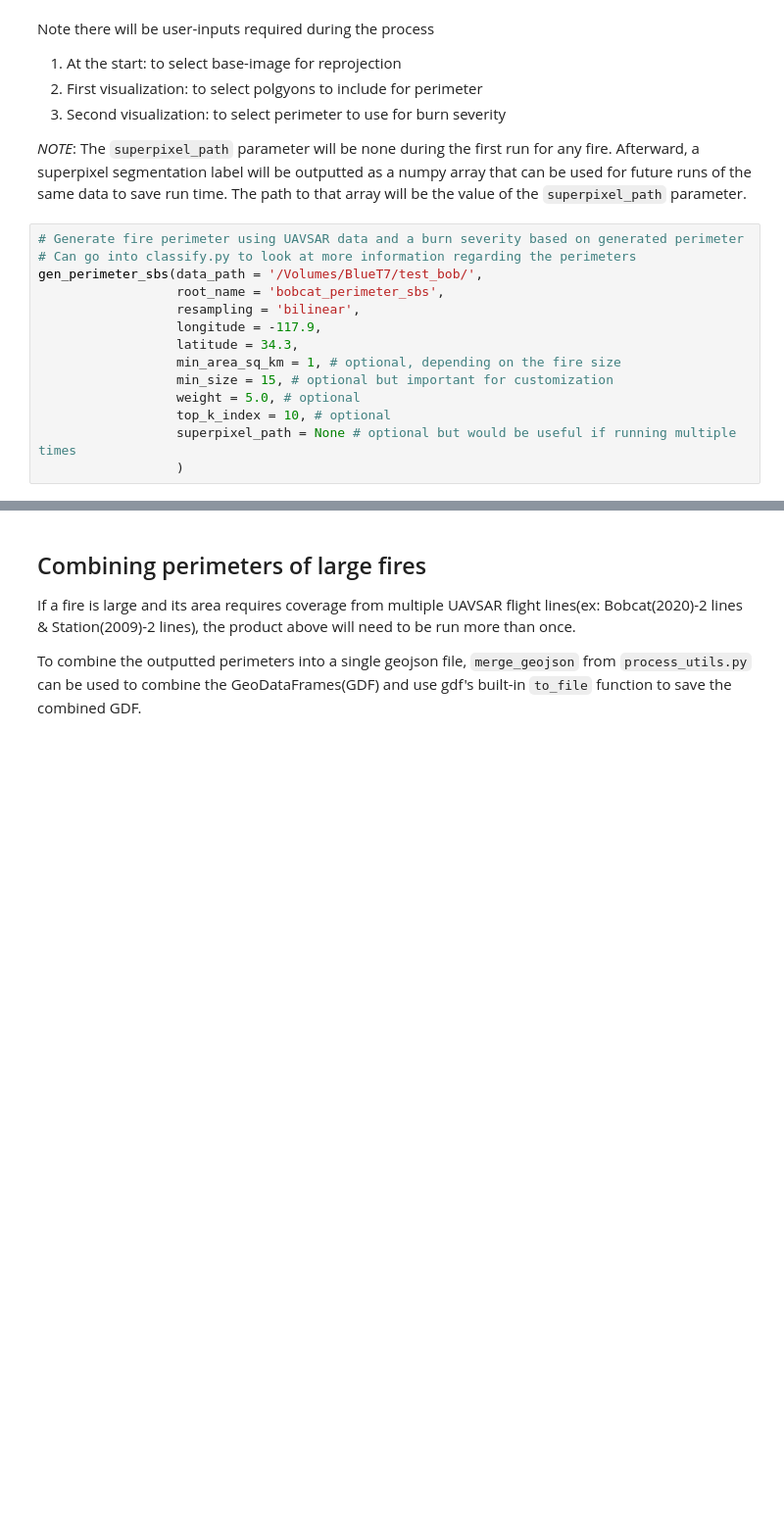
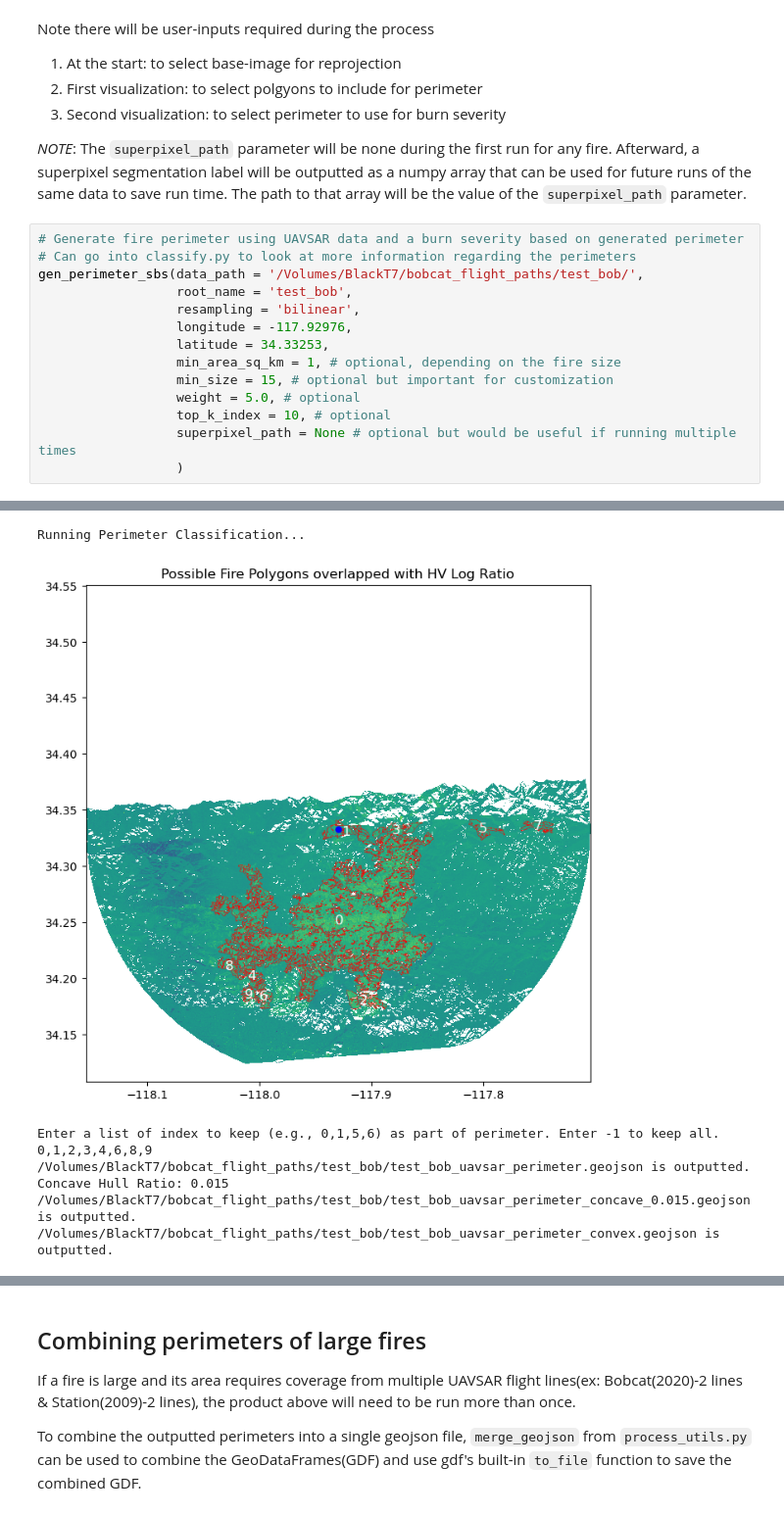
Before and after one commit to KrisMannino/uavsar-cads, a Jupyter notebook: notebook/gen_perim_sbs.ipynb, the cells around one changed output, grey strips where cells are left out. Shown at 98% size. Saved outputs shown, nothing was run; the diff lists cells and outputs as text; blank space fills up the shorter version.

```diff
--- a/notebook/gen_perim_sbs.ipynb
+++ b/notebook/gen_perim_sbs.ipynb
@@ -22,11 +22,11 @@ Note there will be user-inputs required during the process
 # %%
 # Generate fire perimeter using UAVSAR data and a burn severity based on generated perimeter
 # Can go into classify.py to look at more information regarding the perimeters
-gen_perimeter_sbs(data_path = '/Volumes/BlueT7/test_bob/',
-                  root_name = 'bobcat_perimeter_sbs',
+gen_perimeter_sbs(data_path = '/Volumes/BlackT7/bobcat_flight_paths/test_bob/',
+                  root_name = 'test_bob',
                   resampling = 'bilinear',
-                  longitude = -117.9,
-                  latitude = 34.3,
+                  longitude = -117.92976,
+                  latitude = 34.33253,
                   min_area_sq_km = 1, # optional, depending on the fire size
                   min_size = 15, # optional but important for customization
                   weight = 5.0, # optional
@@ -46,0 +48,7 @@ Performing superpixel segmentation...
+Running Perimeter Classification...
+[figure, added]
+Enter a list of index to keep (e.g., 0,1,5,6) as part of perimeter. Enter -1 to keep all. 0,1,2,3,4,6,8,9
+/Volumes/BlackT7/bobcat_flight_paths/test_bob/test_bob_uavsar_perimeter.geojson is outputted.
+Concave Hull Ratio: 0.015
+/Volumes/BlackT7/bobcat_flight_paths/test_bob/test_bob_uavsar_perimeter_concave_0.015.geojson is outputted.
+/Volumes/BlackT7/bobcat_flight_paths/test_bob/test_bob_uavsar_perimeter_convex.geojson is outputted.
```
Also changed, not shown: parts of 1 cell of this notebook, 5 other files.
